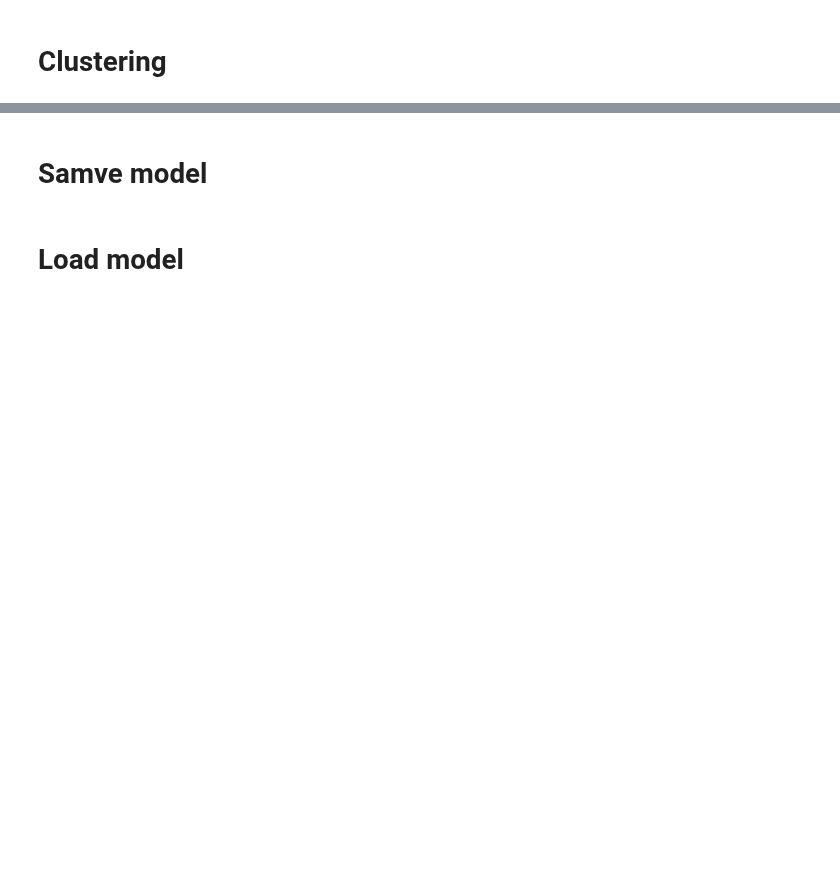
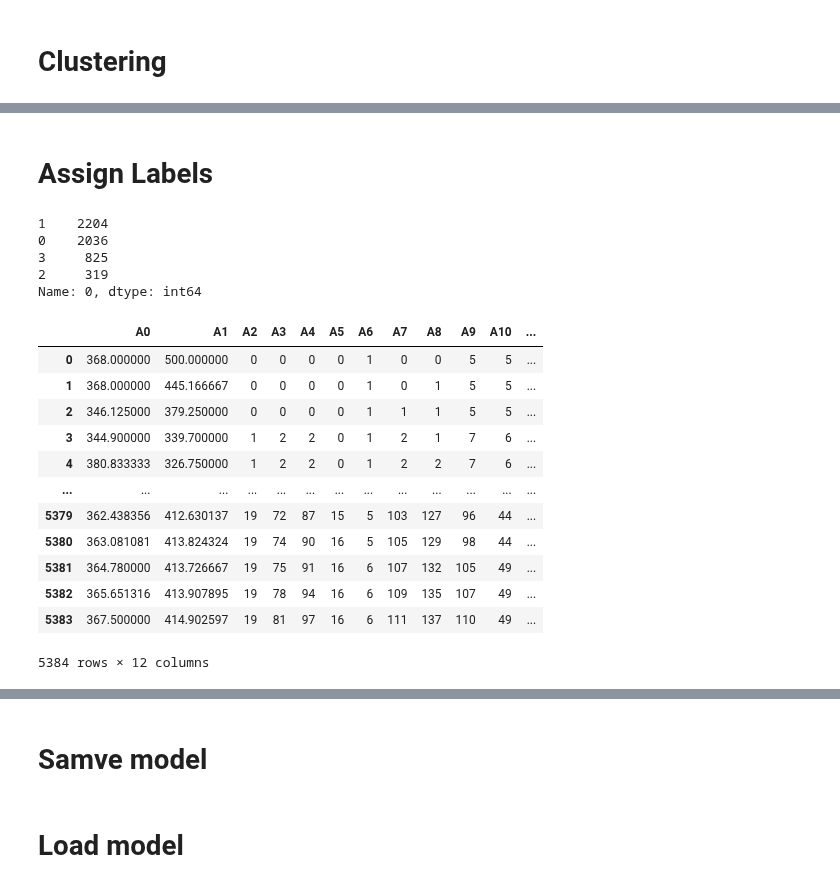
Before and after one commit to athivvat/spacewar, a Jupyter notebook: online-learning/online_analytics.ipynb, the cells around one changed output, grey strips where cells are left out. Saved outputs shown, nothing was run; the diff lists cells and outputs as text; code cells hidden in the pictures; blank space fills up the shorter version.

```diff
--- a/online-learning/online_analytics.ipynb
+++ b/online-learning/online_analytics.ipynb
@@ -65,6 +65,7 @@ silhouette_metrics
 # %%
+y_preds = []
+
 k_means = cluster.KMeans(n_clusters=4, halflife=0.4, sigma=3, seed=0)
-metric = metrics.cluster.Silhouette()
 scaler = preprocessing.StandardScaler()
 
 for x in enumerate(stream.iter_pandas(data)):
@@ -72,4 +73,5 @@ for x in enumerate(stream.iter_pandas(data)):
     x_scaler = scaler.learn_one(xi).transform_one(xi)
     k_means = k_means.learn_one(x_scaler)
     y_pred = k_means.predict_one(x_scaler)
-    metric = metric.update(x_scaler, y_pred, k_means.centers)
+    y_preds.append(y_pred)
+    print(f'{x[0]}: {y_pred}')
@@ -75,0 +96,30 @@ for x in enumerate(stream.iter_pandas(data)):
+# %% [markdown]
+# Assign Labels
+# %%
+y_data = pd.DataFrame(y_preds)
+# %%
+data['Y'] = y_data
+# %%
+y_data[0].value_counts()
+# %% [output]
+1    2204
+0    2036
+3     825
+2     319
+Name: 0, dtype: int64
+# %%
+data
+# %% [output]
+|  | A0 | A1 | A2 | A3 | A4 | A5 | A6 | A7 | A8 | A9 | A10 | ... |
+| 0 | 368.000000 | 500.000000 | 0 | 0 | 0 | 0 | 1 | 0 | 0 | 5 | 5 | ... |
+| 1 | 368.000000 | 445.166667 | 0 | 0 | 0 | 0 | 1 | 0 | 1 | 5 | 5 | ... |
+| 2 | 346.125000 | 379.250000 | 0 | 0 | 0 | 0 | 1 | 1 | 1 | 5 | 5 | ... |
+| 3 | 344.900000 | 339.700000 | 1 | 2 | 2 | 0 | 1 | 2 | 1 | 7 | 6 | ... |
+| 4 | 380.833333 | 326.750000 | 1 | 2 | 2 | 0 | 1 | 2 | 2 | 7 | 6 | ... |
+| ... | ... | ... | ... | ... | ... | ... | ... | ... | ... | ... | ... | ... |
+| 5379 | 362.438356 | 412.630137 | 19 | 72 | 87 | 15 | 5 | 103 | 127 | 96 | 44 | ... |
+| 5380 | 363.081081 | 413.824324 | 19 | 74 | 90 | 16 | 5 | 105 | 129 | 98 | 44 | ... |
+| 5381 | 364.780000 | 413.726667 | 19 | 75 | 91 | 16 | 6 | 107 | 132 | 105 | 49 | ... |
+| 5382 | 365.651316 | 413.907895 | 19 | 78 | 94 | 16 | 6 | 109 | 135 | 107 | 49 | ... |
+| 5383 | 367.500000 | 414.902597 | 19 | 81 | 97 | 16 | 6 | 111 | 137 | 110 | 49 | ... |
+5384 rows × 12 columns
```
Also changed, not shown: parts of 8 cells of this notebook, 3 other files.
